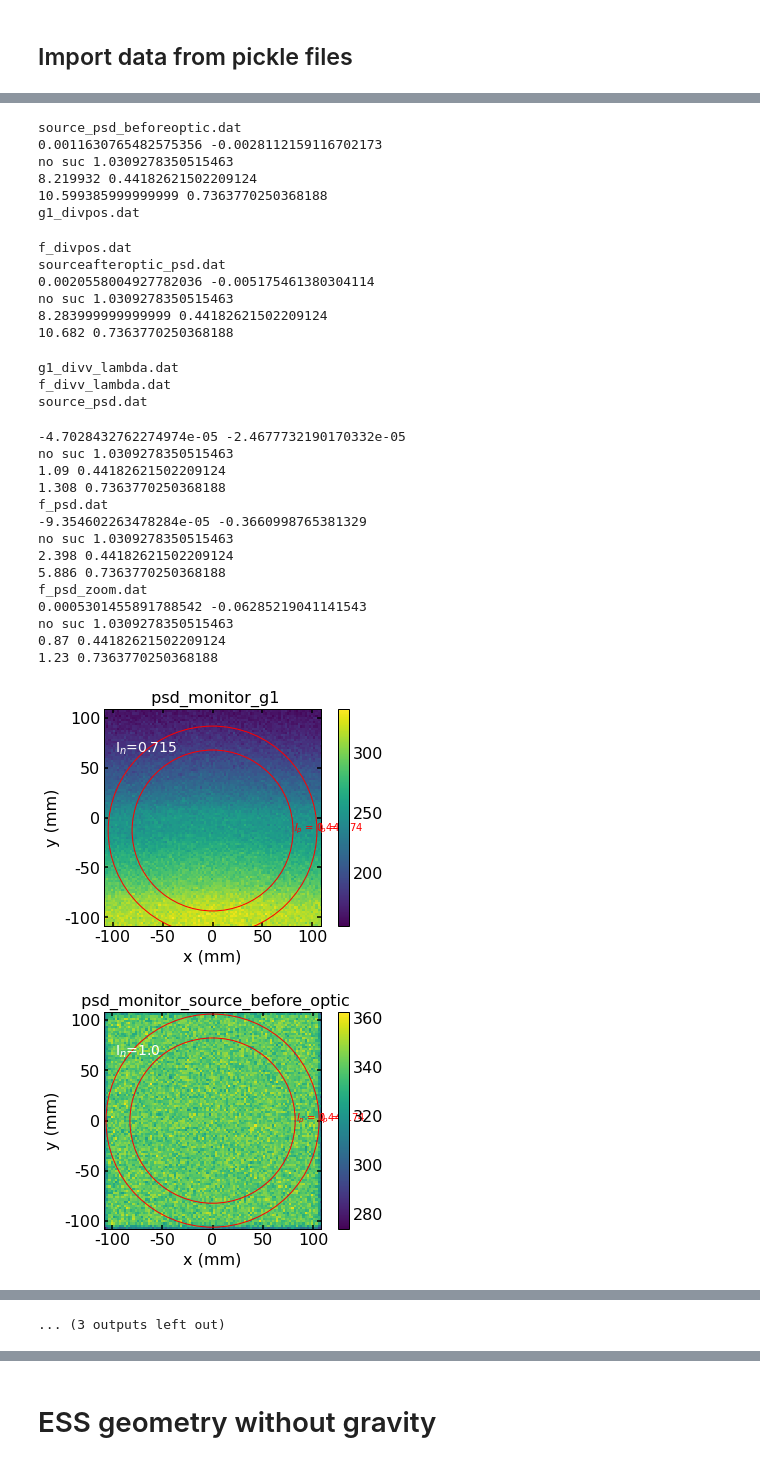
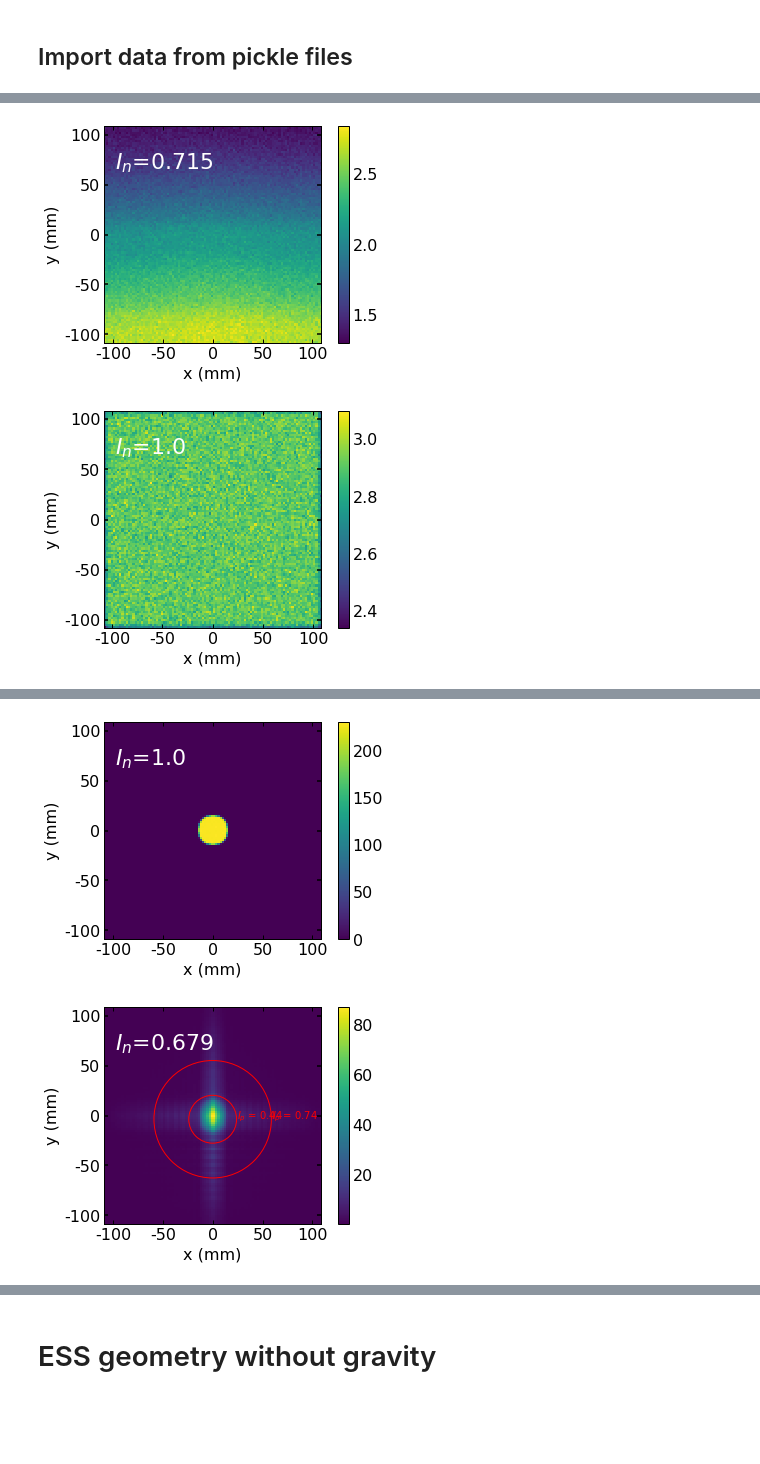
Before and after one commit to christophherb/extraction_parabolic_guide_nested_mirror_paper, a Jupyter notebook: parabolic_extraction.ipynb, the cells around one changed output, grey strips where cells are left out. Cells and saved outputs as stored; diff of their text form; code cells hidden in the pictures; blank space fills up the shorter version.

Commit message:
adjusted plots for paper

```diff
--- a/parabolic_extraction.ipynb
+++ b/parabolic_extraction.ipynb
@@ -246,17 +218,22 @@ data/data_finite_g_length160finite_beamspot.txt
 # %% [markdown]
 ## Import data from pickle files
 # %%
+import copy
 import image_thresholds
-import pickle
 with open('data/data_finite_g_length160finite_beamspot.txt', 'rb') as file:
     image_data = pickle.load(file)
 with open('data/meta_data_finite_g_length160finite_beamspot.txt', 'rb') as file:
     meta_data= pickle.load(file)
+plt.style.use('/home/cherb/LRZSync/Doktorarbeit/Vorlagen_Verschiedenes/stylelibs/christoph.mplstyle')
 
 #Monitor directly after the source serves as normalizing value for intensity data
 #norm = np.sum(image_data['source_psd.dat'])
 
-images = sim.plot_last_images(meta_dicts=meta_data, image_data_dicts=image_data )
+image_data_normed = copy.deepcopy(image_data)
+for key, value in image_data_normed.items():
+    print(key, float(meta_data[key][' xylimits'].split(' ')[1]))
+    value/=float(meta_data[key][' xylimits'].split(' ')[1])**2
+images = sim.plot_last_images(meta_dicts=meta_data, image_data_dicts=image_data_normed )
 norm = image_data['source_psd_beforeoptic.dat']
 
 for key in images.keys():
@@ -265,20 +242,21 @@ for key in images.keys():
     if 'psd.' in key or '_psd_' in key:
         ax.set_ylabel(r'y (mm)')
         ax.set_xlabel(r'x (mm)')
-        #print(ax.get_yticks())
+        print(ax.get_yticks())
         ax.set_xticks(ax.get_yticks()[1:-1])
         ax.set_xticklabels([int(round(k*10)) for k in ax.get_xticks()])
         ax.set_yticklabels([int(round(k*10)) for k in ax.get_yticks()])
         width = norm.shape[1]
-        #print('intensity', np.sum(image_data[key][:width])/np.sum(norm[:width]))
+        print('intensity', np.sum(image_data[key][:width])/np.sum(norm[:width]))
         ratio = sim.compare_image_intensities(image_data[key][:width], norm[:width])
-        ax.text(0.05, 0.8, r'I$_n$={:.3}'.format(ratio), transform=ax.transAxes, color='white', fontsize=14)
+        ax.text(0.05, 0.8, r'$I_n$={:.3}'.format(min([1.00, ratio])), transform=ax.transAxes, color='white', fontsize=22)
         midy, midx = image_thresholds.return_com_array(image_data[key][:100])
         extent=[float(k) for k in meta_data[key][' xylimits'].split(' ')[1:]]
         #midy, midx = midy/99*21.8-21.8/2, midx/99*21.8-21.8/2
-        #print(midy, midx, extent)
+        print(midy, midx, extent)
         figax = fig, ax
-        image_thresholds.plot_thresholds_circle(image_data[key][:100], xmid_px=midx, ymid_px=midy,\
+        if "f_psd.dat" == key:
+            image_thresholds.plot_thresholds_circle(image_data[key][:100], xmid_px=midx, ymid_px=midy,\
              figax=figax, extent=extent, thresholds=[k/0.679 for k in [0.30, 0.5, 0.70]])
 
     elif 'zoom' in key:
@@ -291,9 +269,9 @@ for key in images.keys():
         #rect = patches.Rectangle((-source_width/2, -source_width/2), source_width, source_width, linewidth=1, edgecolor='r', facecolor='none')
         #ax.add_patch(rect)
         width = norm.shape[1]
-        #print('intensity', np.sum(image_data[key][:width])/np.sum(norm[:width]))
+        print('intensity', np.sum(image_data[key][:width])/np.sum(norm[:width]))
         ratio = sim.compare_image_intensities(image_data[key][:width], norm[:width])
-        ax.text(0.05, 0.8, r'I$_n$={:.3}'.format(ratio), transform=ax.transAxes, color='white', fontsize=14)
+        ax.text(0.05, 0.8, r'$I_n$={:.3}'.format(ratio), transform=ax.transAxes, color='white', fontsize=22)
 
     ylabel = ax.get_ylabel()
     if 'divergence' in ylabel:
@@ -304,5 +282,6 @@ for key in images.keys():
         ax.set_xlabel(r'$\lambda\ (\mathrm{\AA})$ ')
     if 'pos' in ax.get_xlabel():
         ax.set_xlabel(r'y (cm)')
+    ax.set_title('')
     fig.savefig('figures/{}_{}gravity.pdf'.format(key.split('.')[0], 'zero' if float(meta_data[key][' g']) == 0 else 'finite'))
 # %% [output]
@@ -314,31 +305,2 @@ no suc 1.0309278350515463
-source_psd_beforeoptic.dat
-0.0011630765482575356 -0.0028112159116702173
-no suc 1.0309278350515463
-8.219932 0.44182621502209124
-10.599385999999999 0.7363770250368188
-g1_divpos.dat
-f_divpos.dat
-sourceafteroptic_psd.dat
-0.0020558004927782036 -0.005175461380304114
-no suc 1.0309278350515463
-8.283999999999999 0.44182621502209124
-10.682 0.7363770250368188
-g1_divv_lambda.dat
-f_divv_lambda.dat
-source_psd.dat
--4.7028432762274974e-05 -2.4677732190170332e-05
-no suc 1.0309278350515463
-1.09 0.44182621502209124
-1.308 0.7363770250368188
-f_psd.dat
--9.354602263478284e-05 -0.3660998765381329
-no suc 1.0309278350515463
-2.398 0.44182621502209124
-5.886 0.7363770250368188
-f_psd_zoom.dat
-0.0005301455891788542 -0.06285219041141543
-no suc 1.0309278350515463
-0.87 0.44182621502209124
-1.23 0.7363770250368188
-[figure, old version]
+[figure, new version]
-[figure, old version]
+[figure, new version]
@@ -350 +312,2 @@ no suc 1.0309278350515463
-... (3 outputs left out)
+[figure, added]
+[figure, added]
```
Also changed, not shown: parts of 9 cells of this notebook.
